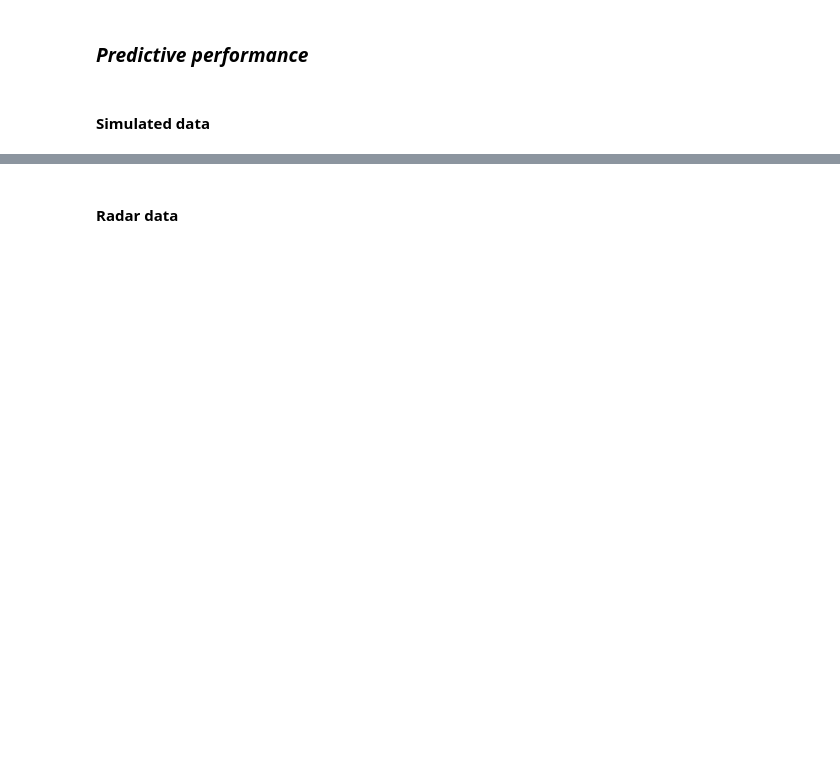
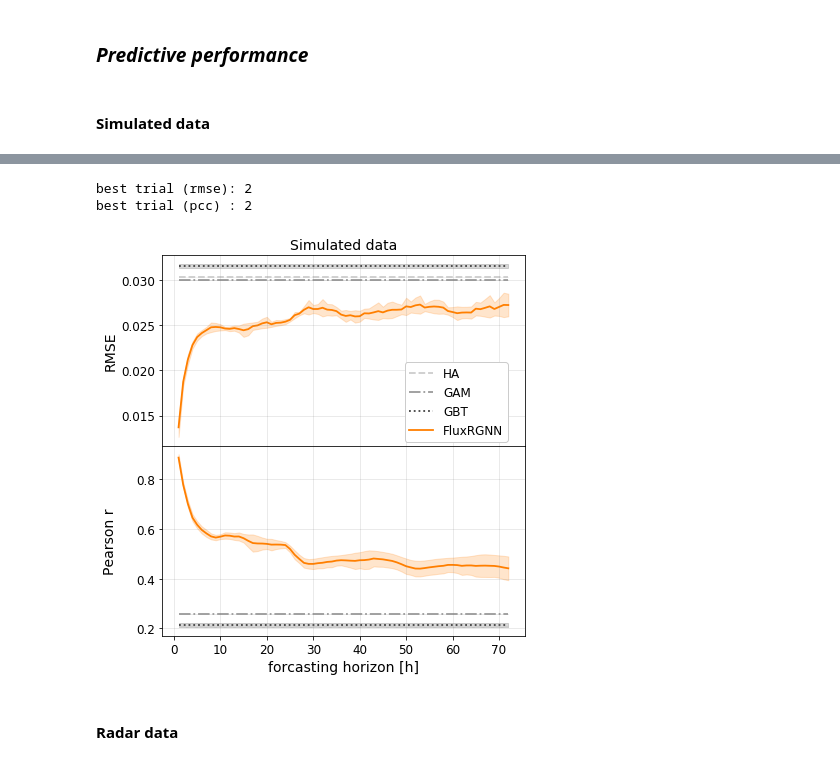
Before and after one commit to FionaLippert/FluxRGNN, a Jupyter notebook: notebooks/performance_evaluation.ipynb, the cells around one changed output, grey strips where cells are left out. Drawn from its saved outputs; the diff is of its cells as text; code cells hidden in the pictures; blank space fills up the shorter version.

```diff
--- a/notebooks/performance_evaluation.ipynb
+++ b/notebooks/performance_evaluation.ipynb
@@ -40,0 +39,6 @@ base_dir = '/home/fiona/birdMigration/results'
+# %%
+home = osp.expanduser("~")
+base_dir = osp.join(home, 'FluxRGNN')
+result_dir = osp.join(base_dir, 'results')
+output_dir = osp.join(base_dir, 'data', 'plots', 'final')
+os.makedirs(output_dir, exist_ok=True)
@@ -41,11 +71,4 @@ base_dir = '/home/fiona/birdMigration/results'
 # %% [markdown]
 ### ***Predictive performance***
-# %%
-models = {'HA': '#984ea3', 'GAM': '#4daf4a', 'GBT': '#377eb8', 'FluxRGNN': '#ff7f00'}
-static_models = ['HA', 'GAM', 'GBT']
-C, H = 24, 72
-
-bscale_radar = 322.2732238769531
-bscale_abm = 0.2643902916959686
 # %% [markdown]
 #### Simulated data
@@ -81,2 +110,61 @@ fig.align_ylabels(ax)
+# %%
+fig, ax = plt.subplots(nrows=2, figsize=(6.5,7), sharex=True)
+
+baseline_rmse = pd.read_csv(osp.join(result_dir, 'abm',
+                'performance_evaluation', 'final', 'rmse_per_hour.csv'))
+baseline_pcc = pd.read_csv(osp.join(result_dir, 'abm',
+                'performance_evaluation', 'final', 'pcc_per_hour.csv'))
+
+baseline_rmse['rmse'] /= bscale['abm']
+
+rmse_per_hour = pd.read_csv(osp.join(result_dir, 'abm',
+                'performance_evaluation', 'ablations', 'rmse_per_hour.csv'))
+pcc_per_hour = pd.read_csv(osp.join(result_dir, 'abm',
+                'performance_evaluation', 'ablations', 'pcc_per_hour.csv'))
+rmse_per_hour['rmse'] /= bscale['abm']
+
+df = rmse_per_hour.query('model == "FluxRGNN" & experiment == "final"')
+best_t = df.groupby('trial')['rmse'].aggregate(np.nanmean).idxmin()
+print(f'best trial (rmse): {best_t}')
+
+df = pcc_per_hour.query('model == "FluxRGNN" & experiment == "final"')
+best_t = df.groupby('trial')['pcc'].aggregate(np.nanmean).idxmax()
+print(f'best trial (pcc) : {best_t}')
+
+for i, ((m, e), label) in enumerate(baseline_models.items()):
+    plot_performance(ax[0], baseline_rmse.query(f'model == "{m}" & experiment == "{e}"'),
+                     label, 'rmse', static=(m in static_models), H=H,
+                     color=baseline_colors[i], ls=baseline_ls[i])
+    plot_performance(ax[1], baseline_pcc.query(f'model == "{m}" & experiment == "{e}"'),
+                     label, 'pcc', static=(m in static_models), H=H,
+                     color=baseline_colors[i], ls=baseline_ls[i])
+
+for i, ((m, e), label) in enumerate(flux_models.items()):
+    if m == 'FluxRGNN' and e == 'final':
+        plot_performance(ax[0], rmse_per_hour.query(f'model == "{m}" & experiment == "{e}"'),
+                         label, 'rmse', static=(m in static_models), H=H, color=flux_colors[i])
+        plot_performance(ax[1], pcc_per_hour.query(f'model == "{m}" & experiment == "{e}"'),
+                         label, 'pcc', static=(m in static_models), H=H, color=flux_colors[i])
+
+
+
+ax[0].set_ylabel('RMSE', fontsize=14)
+ax[1].set_ylabel('Pearson r', fontsize=14)
+ax[1].set_xlabel('forcasting horizon [h]', fontsize=14)
+ax[1].legend(loc='upper right', fontsize=12,
+            bbox_to_anchor=(0.97,1.47), framealpha=1)
+ax[0].set_title('Simulated data', fontsize=14)
+
+for axis in ax:
+    axis.tick_params(axis='both', which='major', labelsize=12)
+    axis.grid(color = 'gray', linestyle = '-', alpha=0.2)
+
+fig.subplots_adjust(wspace=0.25, hspace=0)
+fig.align_ylabels(ax)
+fig.savefig(osp.join(output_dir, 'abm_rmse_pcc_per_hour.png'), bbox_inches='tight', dpi=200)
+# %% [output]
+best trial (rmse): 2
+best trial (pcc) : 2
+[figure, added]
 # %% [markdown]
 #### Radar data
```
Also changed, not shown: parts of 21 cells of this notebook, 5 other files.
